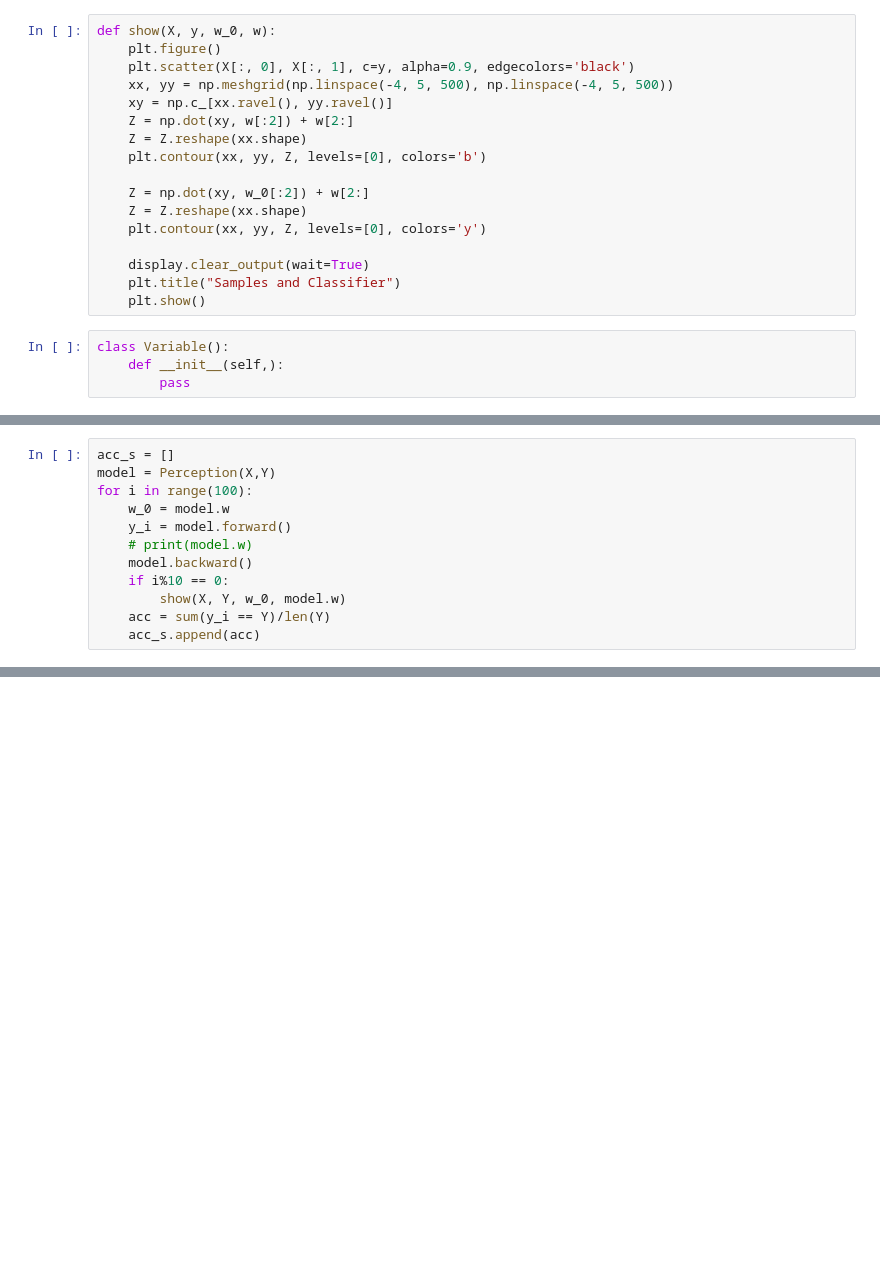
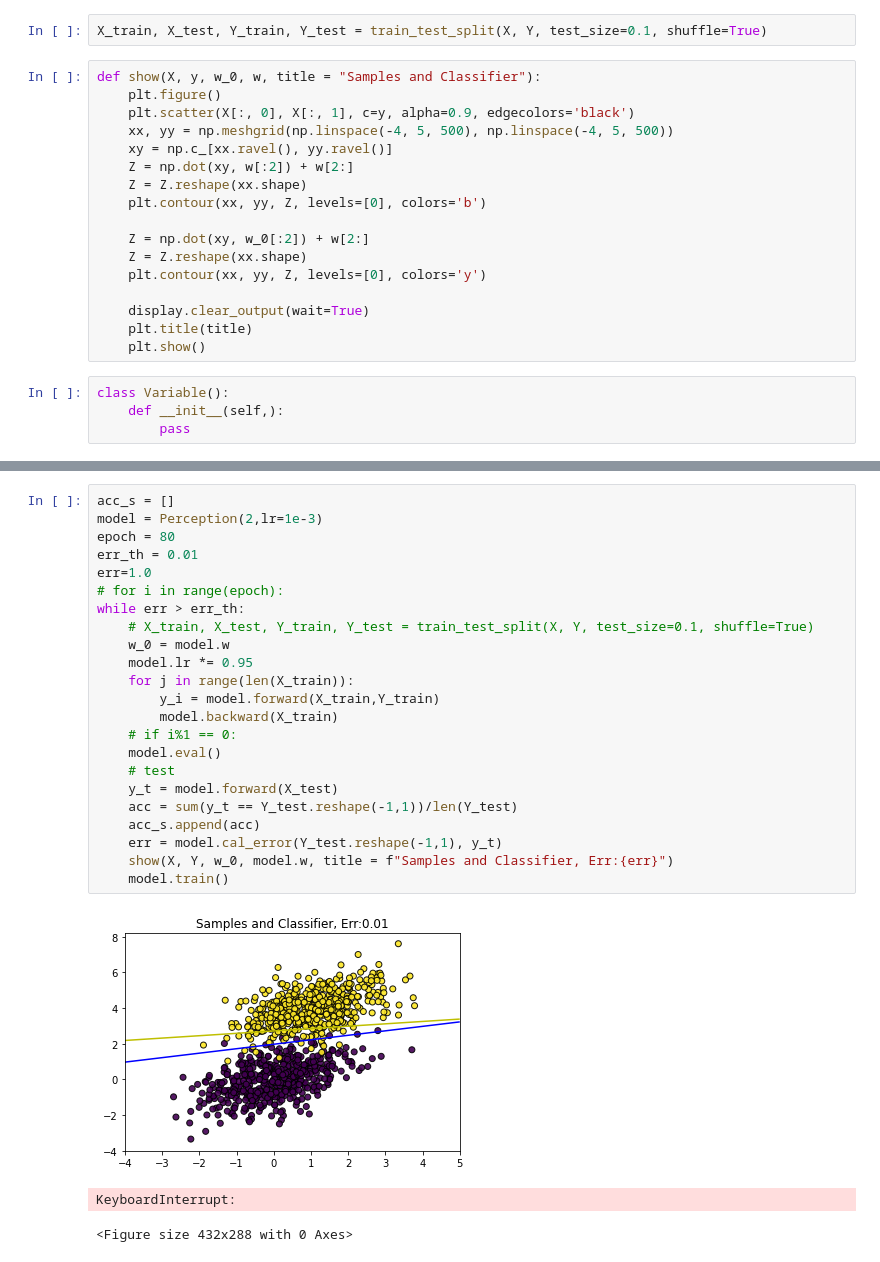
Before and after one commit to Aplacaca/Digital_Image_Processing_Course_Project, a Jupyter notebook: perceptron.ipynb, the cells around one changed output, grey strips where cells are left out. Cells and saved outputs as stored; diff of their text form; blank space fills up the shorter version.

Commit message:
add error calculation per sample train

```diff
--- a/perceptron.ipynb
+++ b/perceptron.ipynb
@@ -11,8 +12,10 @@ x2 = np.random.multivariate_normal([1, 4],[[1, .5],[.5, 1]], num_observations)
 
 X = np.vstack((x1, x2)).astype(np.float32)
 Y = np.hstack((np.zeros(num_observations), np.ones(num_observations)))
+# %%
+X_train, X_test, Y_train, Y_test = train_test_split(X, Y, test_size=0.1, shuffle=True)
 # %%
-def show(X, y, w_0, w):
+def show(X, y, w_0, w, title = "Samples and Classifier"):
     plt.figure()
     plt.scatter(X[:, 0], X[:, 1], c=y, alpha=0.9, edgecolors='black')
     xx, yy = np.meshgrid(np.linspace(-4, 5, 500), np.linspace(-4, 5, 500))
@@ -26,7 +29,7 @@ def show(X, y, w_0, w):
     plt.contour(xx, yy, Z, levels=[0], colors='y')
 
     display.clear_output(wait=True)
-    plt.title("Samples and Classifier")
+    plt.title(title)
     plt.show()
 # %%
 class Variable():
@@ -57,12 +72,0 @@ class Perception():
-# %%
-acc_s = []
-model = Perception(X,Y)
-for i in range(100):
-    w_0 = model.w
-    y_i = model.forward()
-    # print(model.w)
-    model.backward()
-    if i%10 == 0:
-        show(X, Y, w_0, model.w)
-    acc = sum(y_i == Y)/len(Y)
-    acc_s.append(acc)
@@ -70,0 +116,27 @@ for i in range(100):
+# %%
+acc_s = []
+model = Perception(2,lr=1e-3)
+epoch = 80
+err_th = 0.01
+err=1.0
+# for i in range(epoch):
+while err > err_th:
+    # X_train, X_test, Y_train, Y_test = train_test_split(X, Y, test_size=0.1, shuffle=True)
+    w_0 = model.w
+    model.lr *= 0.95
+    for j in range(len(X_train)):
+        y_i = model.forward(X_train,Y_train)
+        model.backward(X_train)
+    # if i%1 == 0:
+    model.eval()
+    # test
+    y_t = model.forward(X_test)
+    acc = sum(y_t == Y_test.reshape(-1,1))/len(Y_test)
+    acc_s.append(acc)
+    err = model.cal_error(Y_test.reshape(-1,1), y_t)
+    show(X, Y, w_0, model.w, title = f"Samples and Classifier, Err:{err}")
+    model.train()
+# %% [output]
+[figure, added]
+KeyboardInterrupt:
+<Figure size 432x288 with 0 Axes>
```
Also changed, not shown: parts of 6 cells of this notebook.
